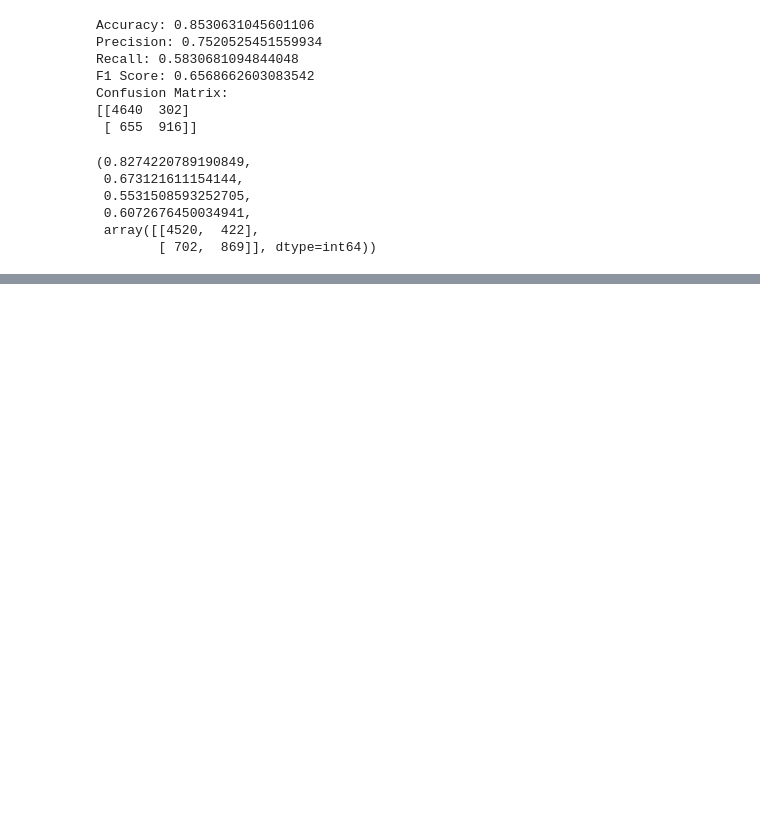
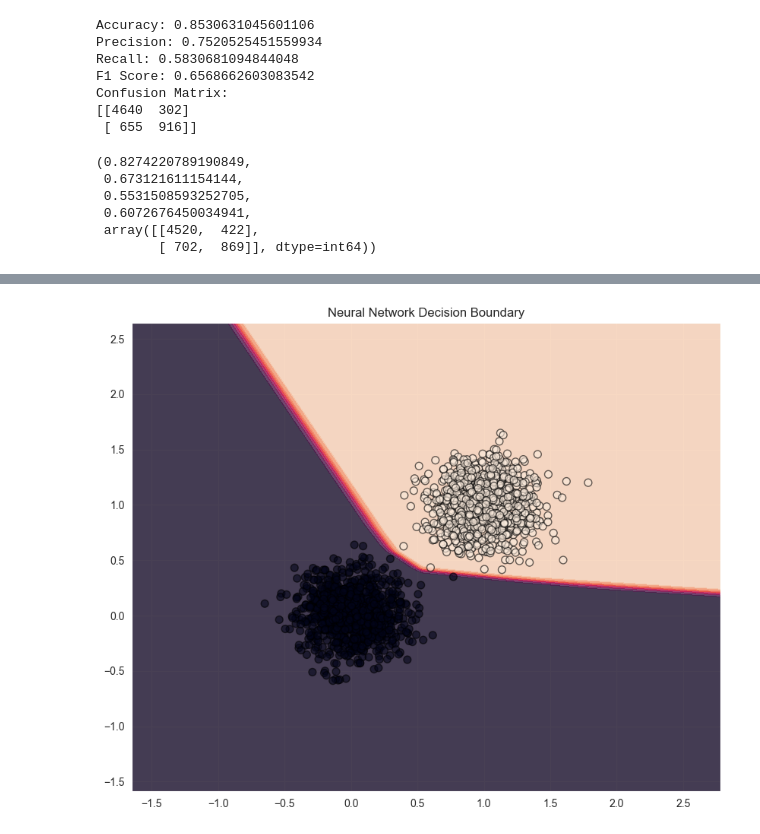
Before and after one commit to NicolaiLindner/Leaguify_Website, a Jupyter notebook: notebooks/Bayesian Neural Networks.ipynb, the cells around one changed output, grey strips where cells are left out. Saved outputs shown, nothing was run; the diff lists cells and outputs as text; code cells hidden in the pictures; blank space fills up the shorter version.

```diff
--- a/notebooks/Bayesian Neural Networks.ipynb
+++ b/notebooks/Bayesian Neural Networks.ipynb
@@ -285,0 +336,69 @@ accuracy, precision, recall, f1, conf_matrix
+# %%
+# Importing PyTorch and related libraries
+import torch
+import torch.nn as nn
+import torch.optim as optim
+import torchbnn as bnn
+
+# Prepare the dataset for PyTorch
+X = dataset[['X', 'Y']].values
+y = dataset['Label'].values
+
+X_tensor = torch.FloatTensor(X)
+y_tensor = torch.FloatTensor(y)
+
+# Create DataLoader
+from torch.utils.data import DataLoader, TensorDataset
+
+dataset_tensor = TensorDataset(X_tensor, y_tensor)
+data_loader = DataLoader(dataset_tensor, batch_size=32, shuffle=True)
+
+# Define Neural Network Architecture
+class NeuralNetwork(nn.Module):
+    def __init__(self):
+        super(NeuralNetwork, self).__init__()
+        self.layer1 = nn.Linear(2, 16)
+        self.layer2 = nn.Linear(16, 8)
+        self.layer3 = nn.Linear(8, 1)
+
+    def forward(self, x):
+        x = torch.relu(self.layer1(x))
+        x = torch.relu(self.layer2(x))
+        x = torch.sigmoid(self.layer3(x))
+        return x
+
+# Initialize Neural Network and Optimizer
+model = NeuralNetwork()
+optimizer = optim.Adam(model.parameters(), lr=0.01)
+criterion = nn.BCELoss()
+
+# Training the Neural Network
+n_epochs = 100
+for epoch in range(n_epochs):
+    for batch_X, batch_y in data_loader:
+        optimizer.zero_grad()
+        output = model(batch_X)
+        loss = criterion(output.squeeze(), batch_y)
+        loss.backward()
+        optimizer.step()
+
+# Visualize the neural network decision boundary
+def plot_decision_boundary(model, X, y):
+    h = 0.01
+    x_min, x_max = X[:, 0].min() - 1, X[:, 0].max() + 1
+    y_min, y_max = X[:, 1].min() - 1, X[:, 1].max() + 1
+
+    xx, yy = np.meshgrid(np.arange(x_min, x_max, h), np.arange(y_min, y_max, h))
+    Z = model(torch.FloatTensor(np.c_[xx.ravel(), yy.ravel()]))
+    Z = Z.detach().numpy()
+    Z = Z.reshape(xx.shape)
+
+    plt.figure(figsize=(10, 8))
+    plt.contourf(xx, yy, Z, alpha=0.8)
+    plt.scatter(X[:, 0], X[:, 1], c=y, edgecolors='k', marker='o', s=50, linewidth=1, alpha=0.6)
+    plt.title('Neural Network Decision Boundary')
+    plt.show()
+
+plot_decision_boundary(model, X, y)
+# %% [output]
+[figure, added]
```
Also changed, not shown: parts of 4 cells of this notebook, 4 other files.
